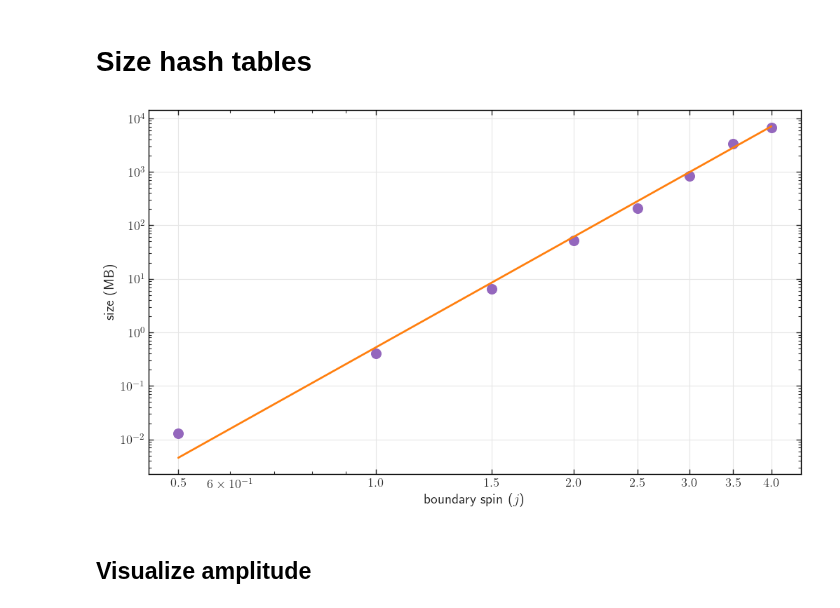
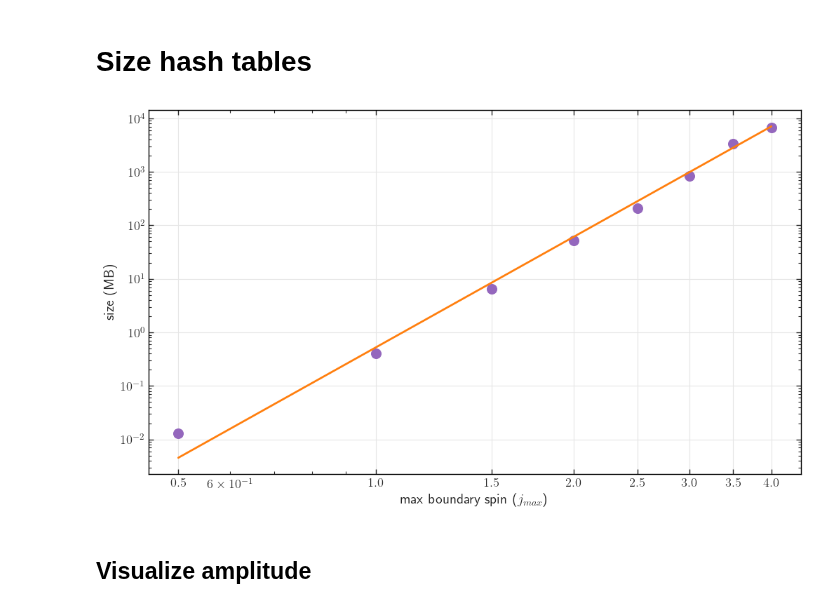
Before and after one commit to PietropaoloFrisoni/MCMC_16_cells_spinfoam, a Jupyter notebook: notebooks/Operators.ipynb, the cells around one changed output. Drawn from its saved outputs; the diff is of its cells as text; code cells hidden in the pictures.

Commit message:
modified plot features

```diff
--- a/notebooks/Operators.ipynb
+++ b/notebooks/Operators.ipynb
@@ -928,39 +928,39 @@ ax = df.plot(
     x="spin",
     y="table_size",
     s=100,
     xticks=corresponding_spin,
     kind="scatter",
     grid="false",
     color="tab:purple",
     label="size of computed table",
     logy=True,
     logx=True,
     figsize=(12, 6.75),
-    legend=False
+    legend=False,
 )
 df.plot(
     x="spin",
     y="fitted_data",
     ax=ax,
     kind="line",
     color="tab:orange",
     label="best polynomial fit",
-    legend=False
+    legend=False,
 )
 
-#plt.legend(loc="upper left", fontsize="large", fancybox=True)
+# plt.legend(loc="upper left", fontsize="large", fancybox=True)
 
 plt.ylabel("size (MB)")
-plt.xlabel("boundary spin ($j$)")
-#plt.title("Hash table size", fontsize=16)
+plt.xlabel("max boundary spin ($j_{max}$)")
+# plt.title("Hash table size", fontsize=16)
 ax.xaxis.set_major_formatter(ScalarFormatter())
 
 printfile = "./plots/hash_table_size"
 plt.savefig(printfile + ".svg")
 
 plt.show()
 # %% [output]
-[figure, old version]
+[figure, new version]
 # %% [markdown]
 ## Visualize amplitude
 # %%
```
Also changed, not shown: parts of 1 cell of this notebook, 1 other file.
